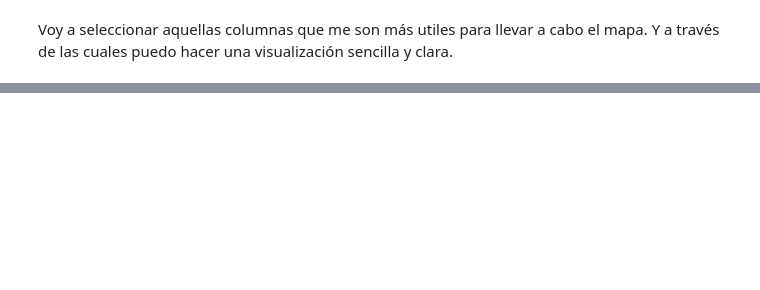
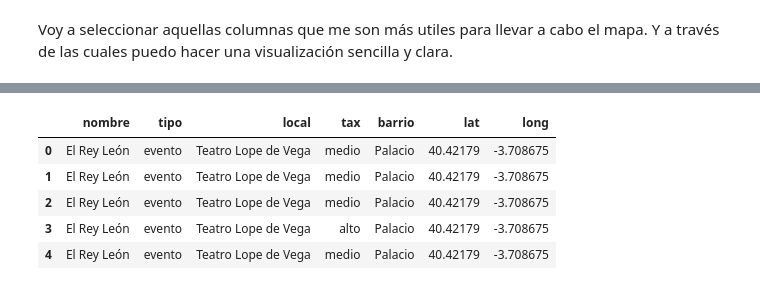
Before and after one commit to SaraPazo/Final-project-event, a Jupyter notebook: proyecto/mapa/folium.ipynb, the cells around one changed output, grey strips where cells are left out. Cells and saved outputs as stored; diff of their text form; code cells hidden in the pictures; blank space fills up the shorter version.

```diff
--- a/proyecto/mapa/folium.ipynb
+++ b/proyecto/mapa/folium.ipynb
@@ -96,0 +101,2 @@ restaurantes.head()
+# %%
+eventos = eventos.dropna(subset=['lat', 'long'])
@@ -96,0 +134,9 @@ restaurantes.head()
+# %%
+eventos.head()
+# %% [output]
+|  | nombre | tipo | local | tax | barrio | lat | long |
+| 0 | El Rey León | evento | Teatro Lope de Vega | medio | Palacio | 40.42179 | -3.708675 |
+| 1 | El Rey León | evento | Teatro Lope de Vega | medio | Palacio | 40.42179 | -3.708675 |
+| 2 | El Rey León | evento | Teatro Lope de Vega | medio | Palacio | 40.42179 | -3.708675 |
+| 3 | El Rey León | evento | Teatro Lope de Vega | alto | Palacio | 40.42179 | -3.708675 |
+| 4 | El Rey León | evento | Teatro Lope de Vega | medio | Palacio | 40.42179 | -3.708675 |
```
Also changed, not shown: parts of 34 cells of this notebook, 7 other files.
